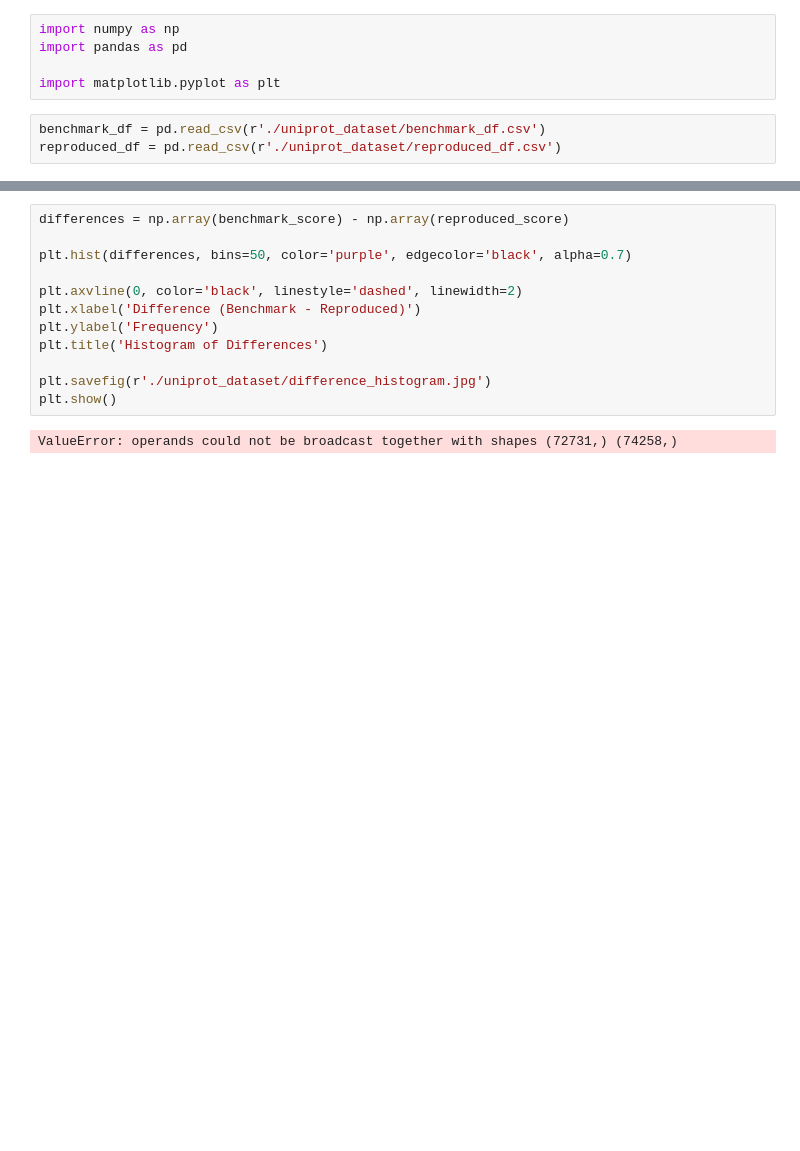
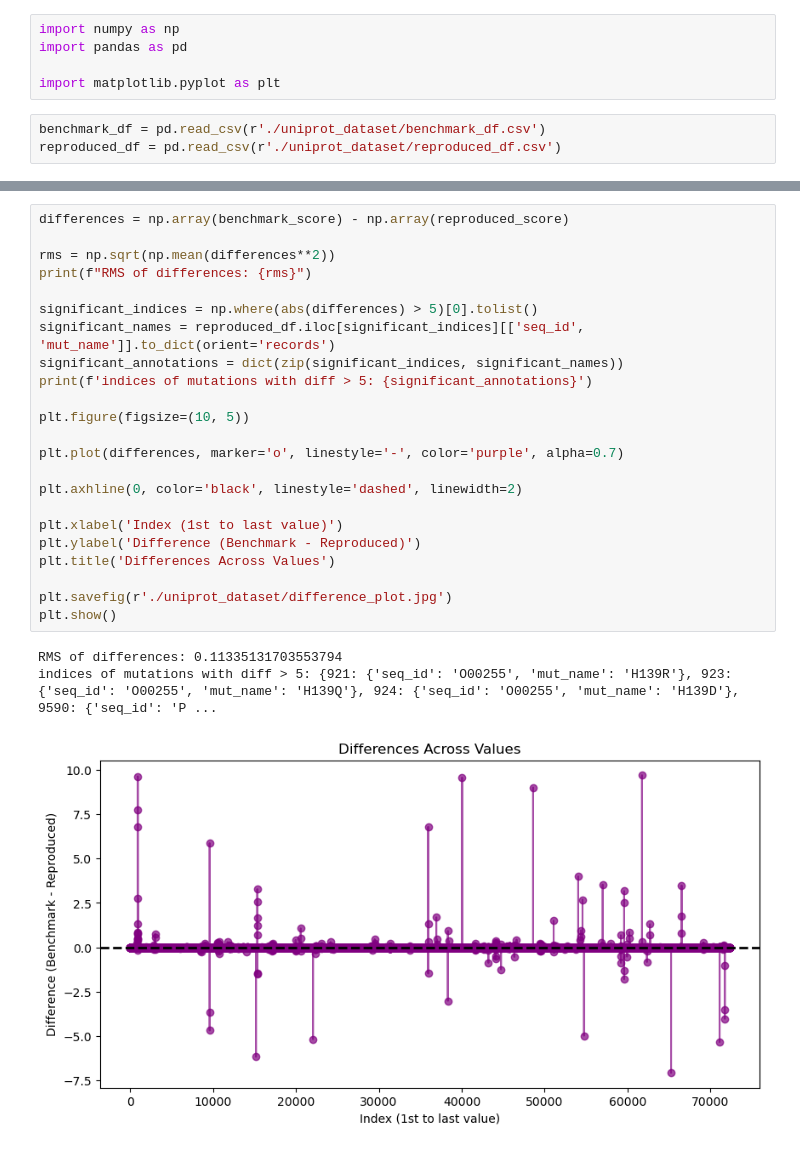
Before and after one commit to zhuohengwang/NYU-Langone, a Jupyter notebook: esm-variants/visualization_benchmark.ipynb, the cells around one changed output, grey strips where cells are left out. Saved outputs shown, nothing was run; the diff lists cells and outputs as text; blank space fills up the shorter version.

```diff
--- a/esm-variants/visualization_benchmark.ipynb
+++ b/esm-variants/visualization_benchmark.ipynb
@@ -78,14 +66,27 @@ plt.show()
 # %%
 differences = np.array(benchmark_score) - np.array(reproduced_score)
 
-plt.hist(differences, bins=50, color='purple', edgecolor='black', alpha=0.7)
+rms = np.sqrt(np.mean(differences**2))
+print(f"RMS of differences: {rms}")
 
-plt.axvline(0, color='black', linestyle='dashed', linewidth=2)
-plt.xlabel('Difference (Benchmark - Reproduced)')
-plt.ylabel('Frequency')
-plt.title('Histogram of Differences')
+significant_indices = np.where(abs(differences) > 5)[0].tolist()
+significant_names = reproduced_df.iloc[significant_indices][['seq_id', 'mut_name']].to_dict(orient='records')
+significant_annotations = dict(zip(significant_indices, significant_names))
+print(f'indices of mutations with diff > 5: {significant_annotations}')
 
-plt.savefig(r'./uniprot_dataset/difference_histogram.jpg')
+plt.figure(figsize=(10, 5))
+
+plt.plot(differences, marker='o', linestyle='-', color='purple', alpha=0.7)
+
+plt.axhline(0, color='black', linestyle='dashed', linewidth=2)
+
+plt.xlabel('Index (1st to last value)')
+plt.ylabel('Difference (Benchmark - Reproduced)')
+plt.title('Differences Across Values')
+
+plt.savefig(r'./uniprot_dataset/difference_plot.jpg')
 plt.show()
 # %% [output]
-ValueError: operands could not be broadcast together with shapes (72731,) (74258,)
+RMS of differences: 0.11335131703553794
+indices of mutations with diff > 5: {921: {'seq_id': 'O00255', 'mut_name': 'H139R'}, 923: {'seq_id': 'O00255', 'mut_name': 'H139Q'}, 924: {'seq_id': 'O00255', 'mut_name': 'H139D'}, 9590: {'seq_id': 'P ...
+[figure, added]
```
Also changed, not shown: parts of 6 cells of this notebook, 8 other files.
